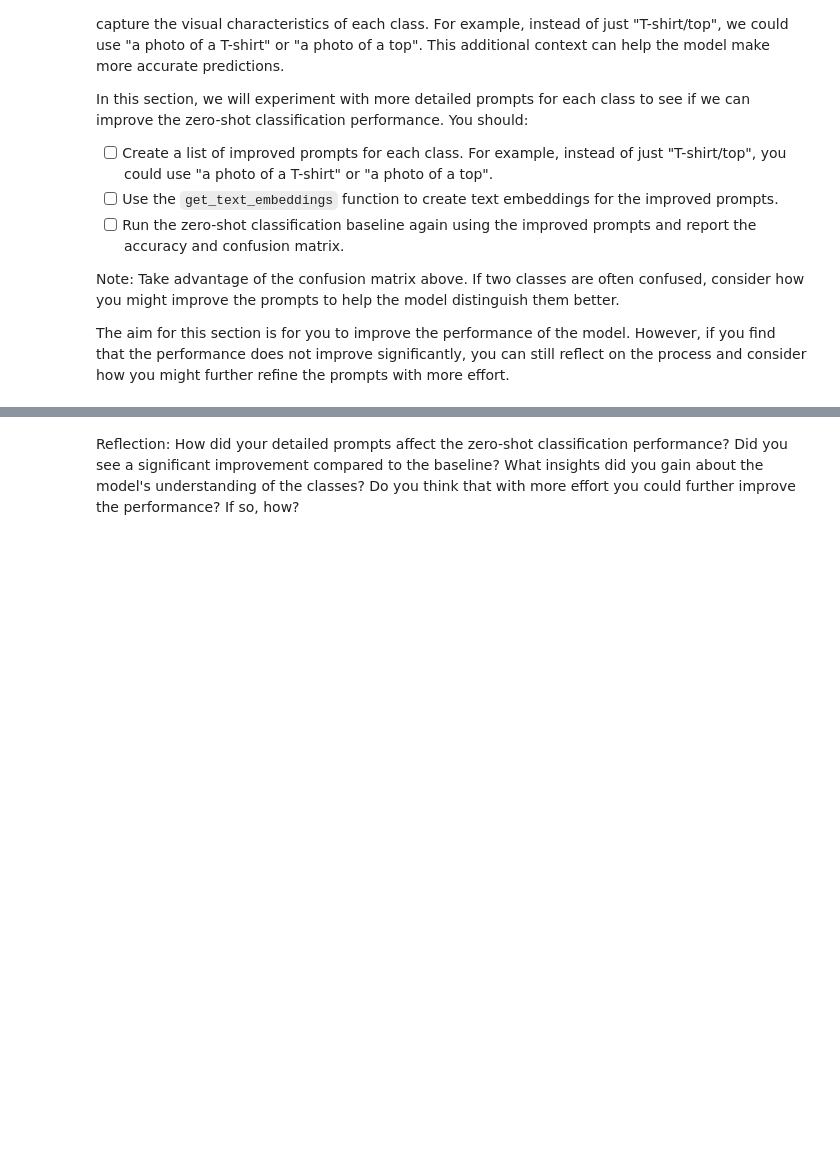
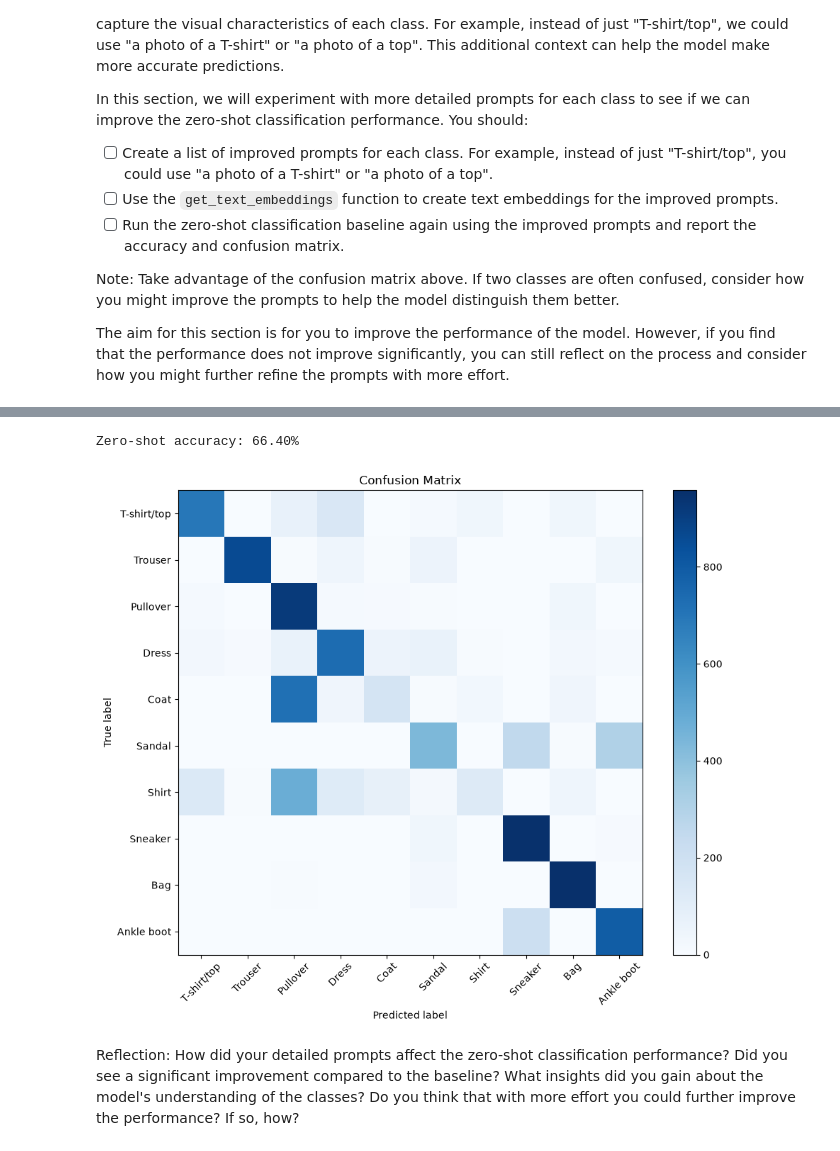
Before and after one commit to cryptoHelium/deep_learning, a Jupyter notebook: 02_activities/assignments/assignment_2.ipynb, the cells around one changed output, grey strips where cells are left out. Saved outputs shown, nothing was run; the diff lists cells and outputs as text; code cells hidden in the pictures; blank space fills up the shorter version.

```diff
--- a/02_activities/assignments/assignment_2.ipynb
+++ b/02_activities/assignments/assignment_2.ipynb
@@ -269,2 +343,63 @@ The aim for this section is for you to improve the performance of the model. How
+# %%
+from torchvision import datasets
+from torch.utils.data import DataLoader
+
+import torchvision
+
+BETTER_PROMPTS_CLASS = [
+    "a photo of a T-shirt/top",
+    "a photo of a pair of trousers",
+    "a photo of a pullover sweater",
+    "a photo of a dress",
+    "a photo of a coat",
+    "a photo of a sandal",
+    "a photo of a button-up shirt",
+    "a photo of a sneaker",
+    "a photo of a bag",
+    "a photo of an ankle boot",
+]
+
+from sklearn.metrics import accuracy_score, confusion_matrix
+
+
+text_feats = get_text_embeddings(BETTER_PROMPTS_CLASS)
+
+y_true, y_pred = [], []
+
+for pixel_values, labels in test_loader:
+    pixel_values = pixel_values.to(device)
+
+    image_feats = get_image_embeddings(pixel_values)
+    similarity = get_cosine_similarity(image_feats, text_feats)
+    preds = get_predictions(similarity)
+
+    y_pred.extend(preds)
+    y_true.extend(np.array(labels))
+
+
+# Report the accuracy of the predictions
+
+accuracy = accuracy_score(y_true, y_pred)
+print(f"Zero-shot accuracy: {accuracy * 100:.2f}%")
+
+# Report the confusion matrix
+def plot_confusion_matrix(y_true, y_pred, class_names):
+    cm = confusion_matrix(y_true, y_pred)
+    plt.figure(figsize=(10, 8))
+    plt.imshow(cm, interpolation='nearest', cmap=plt.cm.Blues)
+    plt.title('Confusion Matrix')
+    plt.colorbar()
+    tick_marks = np.arange(len(class_names))
+    plt.xticks(tick_marks, class_names, rotation=45)
+    plt.yticks(tick_marks, class_names)
+    plt.ylabel('True label')
+    plt.xlabel('Predicted label')
+    plt.tight_layout()
+    plt.show()
+
+plot_confusion_matrix(y_true, y_pred, CLASS_NAMES)
+# %% [output]
+Zero-shot accuracy: 66.40%
+[figure, added]
 # %% [markdown]
 Reflection: How did your detailed prompts affect the zero-shot classification performance? Did you see a significant improvement compared to the baseline? What insights did you gain about the model's understanding of the classes? Do you think that with more effort you could further improve the performance? If so, how?
```
Also changed, not shown: parts of 8 cells of this notebook, 2 other files.
